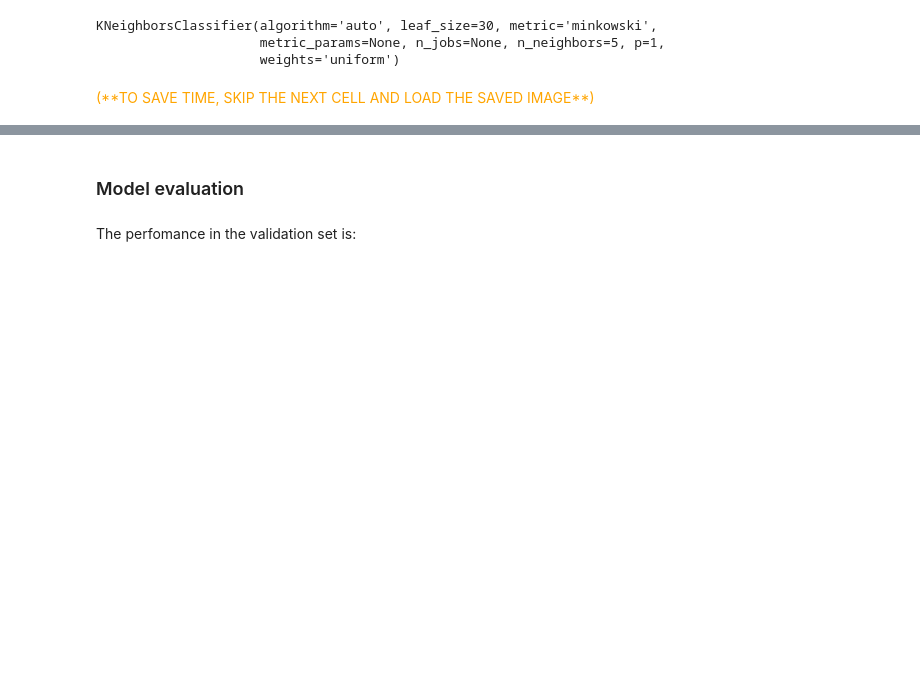
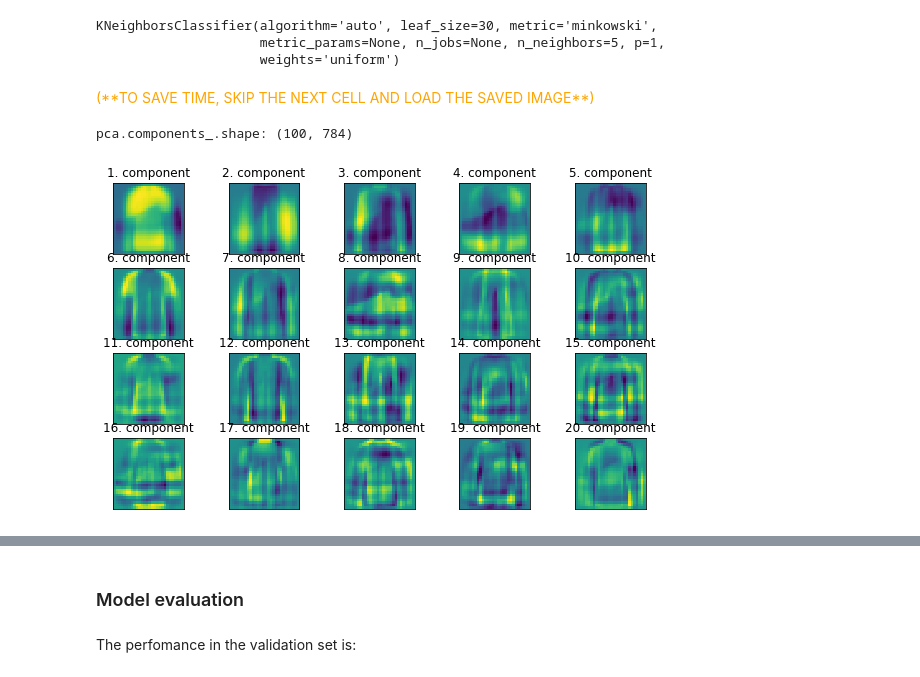
Before and after one commit to rmazzier/MLProjectDS-2020, a Jupyter notebook: All models.ipynb, the cells around one changed output, grey strips where cells are left out. Cells and saved outputs as stored; diff of their text form; code cells hidden in the pictures; blank space fills up the shorter version.

```diff
--- a/All models.ipynb
+++ b/All models.ipynb
@@ -523,11 +526,14 @@ KNeighborsClassifier(algorithm='auto', leaf_size=30, metric='minkowski',
 # %%
 #plot the PCs
 print("pca.components_.shape: {}".format(pca.components_.shape))
-fix, axes = plt.subplots(4, 5, figsize=(15, 12),subplot_kw={'xticks': (), 'yticks': ()})
+fix, axes = plt.subplots(4, 5, figsize=(10, 6),subplot_kw={'xticks': (), 'yticks': ()})
 for i, (component, ax) in enumerate(zip(pca.components_, axes.ravel())):
     ax.imshow(component.reshape((28,28)),cmap='viridis')
     ax.set_title("{}. component".format((i + 1)))
 plt.savefig('first 20 PCs.png')
+# %% [output]
+pca.components_.shape: (100, 784)
+[figure, added]
 # %%
 #load the figure
 img = mpimg.imread('data/first 20 PCs.png')
```
Also changed, not shown: parts of 6 cells of this notebook.
